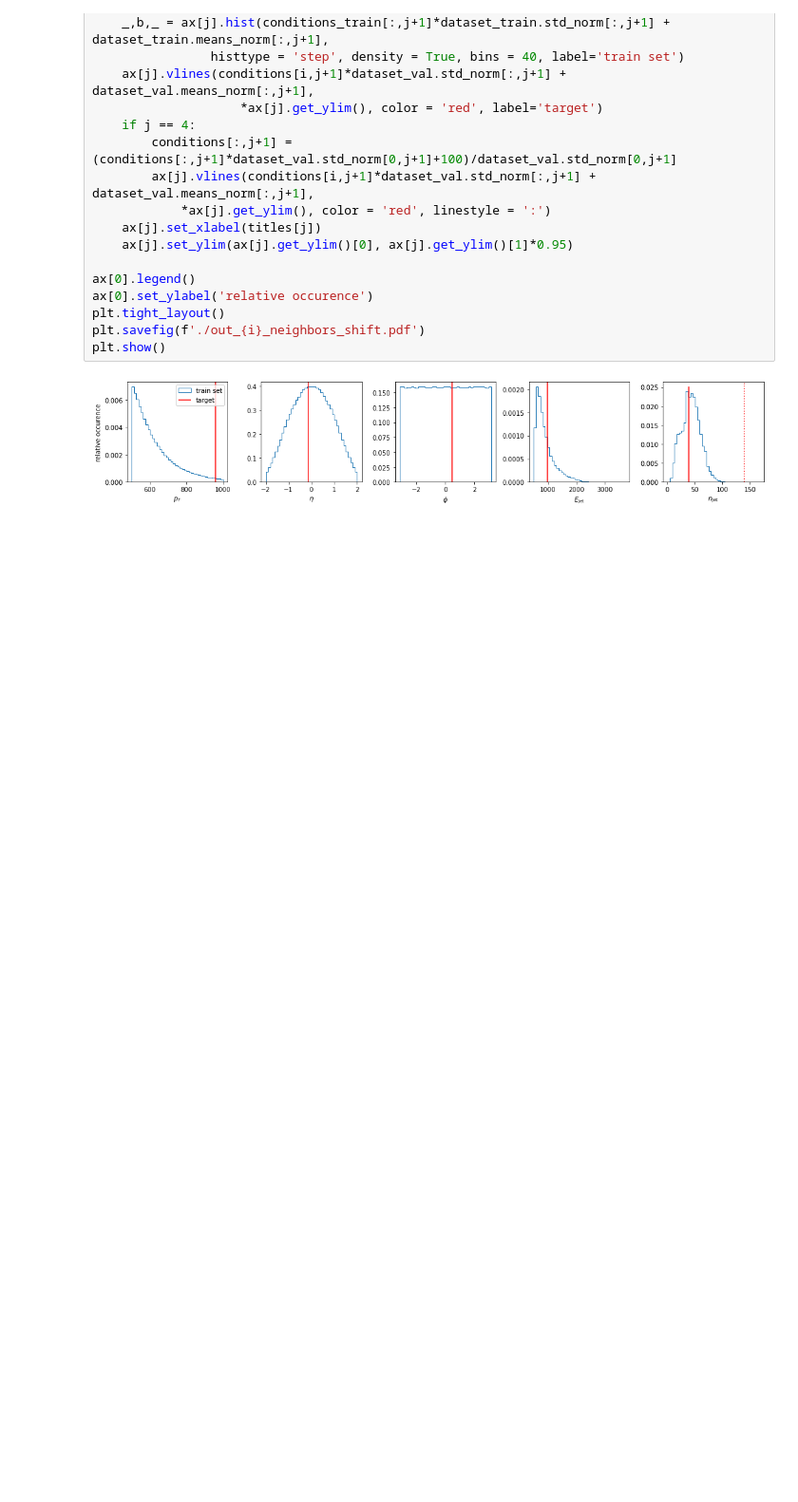
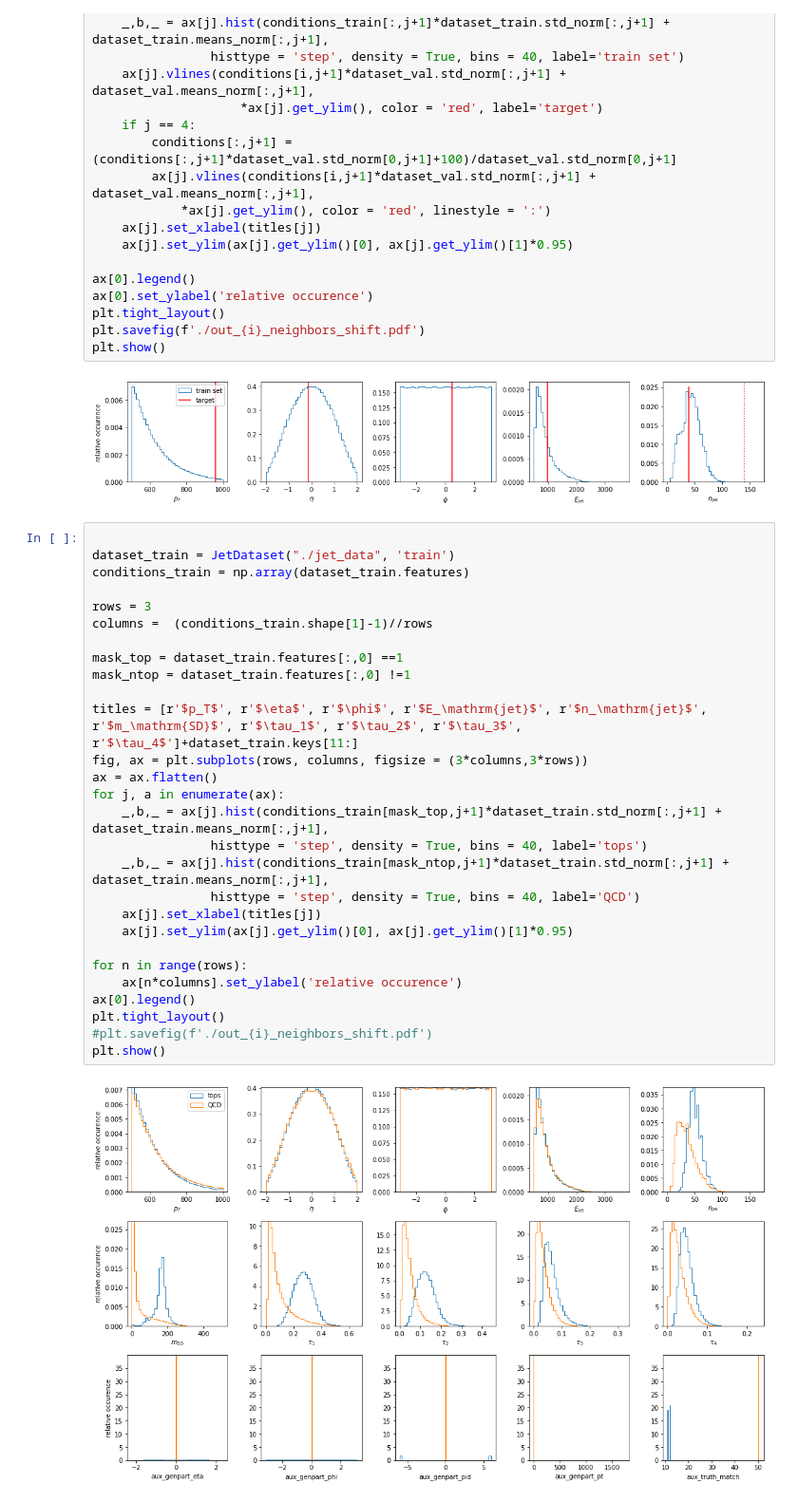
Before and after one commit to sbieringer/ClassificationSurrogates, a Jupyter notebook: output_dists.ipynb, the cells around one changed output. Shown: that part at 95% size. Drawn from its saved outputs; the diff is of its cells as text; blank space fills up the shorter version.

```diff
--- a/output_dists.ipynb
+++ b/output_dists.ipynb
@@ -359,3 +202,33 @@ plt.savefig(f'./out_{i}_neighbors_shift.pdf')
 plt.show()
 # %% [output]
 [figure]
+# %%
+
+dataset_train = JetDataset("./jet_data", 'train')
+conditions_train = np.array(dataset_train.features)
+
+rows = 3
+columns =  (conditions_train.shape[1]-1)//rows
+
+mask_top = dataset_train.features[:,0] ==1
+mask_ntop = dataset_train.features[:,0] !=1
+
+titles = [r'$p_T$', r'$\eta$', r'$\phi$', r'$E_\mathrm{jet}$', r'$n_\mathrm{jet}$', r'$m_\mathrm{SD}$', r'$\tau_1$', r'$\tau_2$', r'$\tau_3$', r'$\tau_4$']+dataset_train.keys[11:]
+fig, ax = plt.subplots(rows, columns, figsize = (3*columns,3*rows))
+ax = ax.flatten()
+for j, a in enumerate(ax):
+    _,b,_ = ax[j].hist(conditions_train[mask_top,j+1]*dataset_train.std_norm[:,j+1] + dataset_train.means_norm[:,j+1],
+                histtype = 'step', density = True, bins = 40, label='tops')
+    _,b,_ = ax[j].hist(conditions_train[mask_ntop,j+1]*dataset_train.std_norm[:,j+1] + dataset_train.means_norm[:,j+1],
+                histtype = 'step', density = True, bins = 40, label='QCD')
+    ax[j].set_xlabel(titles[j])
+    ax[j].set_ylim(ax[j].get_ylim()[0], ax[j].get_ylim()[1]*0.95)
+
+for n in range(rows):
+    ax[n*columns].set_ylabel('relative occurence')
+ax[0].legend()
+plt.tight_layout()
+#plt.savefig(f'./out_{i}_neighbors_shift.pdf')
+plt.show()
+# %% [output]
+[figure, added]
```
Also changed, not shown: parts of 10 cells of this notebook, 6 other files.
